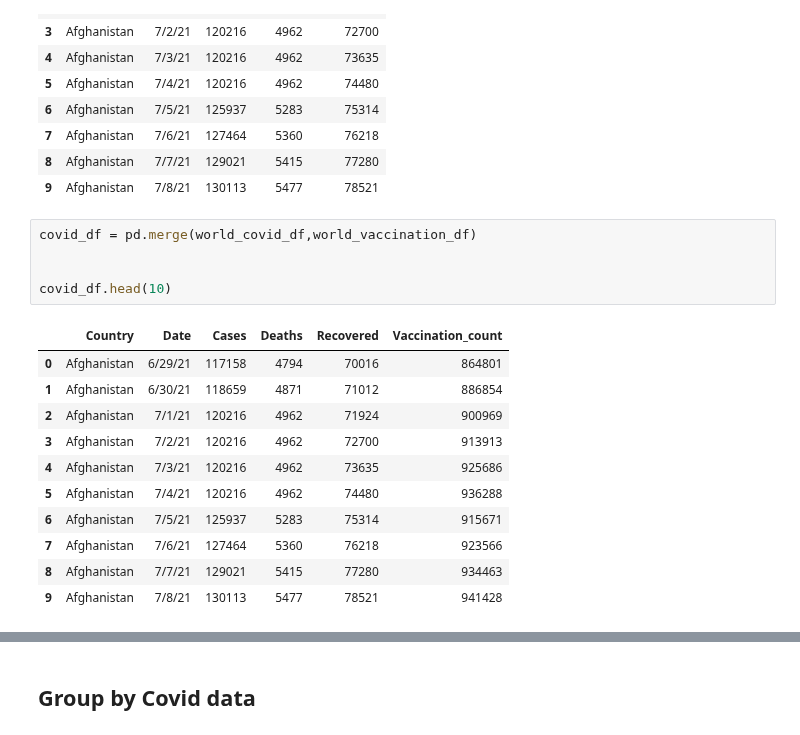
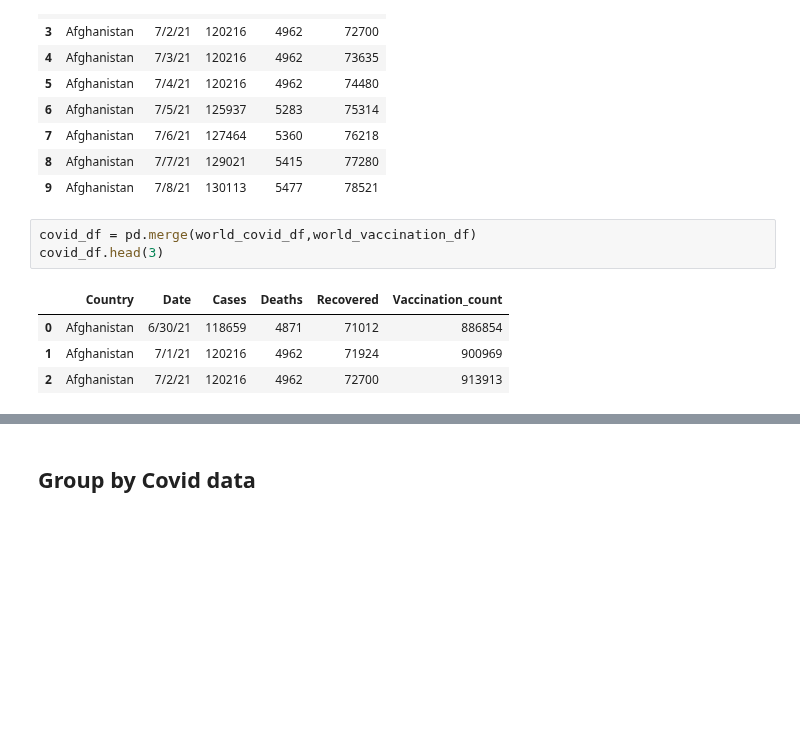
Before and after one commit to cgardner1388/capstoneproject1, a Jupyter notebook: ranz/Team1_Covid_Vaccination_Analysis_visual.ipynb, the cells around one changed output, grey strips where cells are left out. Cells and saved outputs as stored; diff of their text form; blank space fills up the shorter version.

```diff
--- a/ranz/Team1_Covid_Vaccination_Analysis_visual.ipynb
+++ b/ranz/Team1_Covid_Vaccination_Analysis_visual.ipynb
@@ -146,18 +146,9 @@ world_covid_df.head(10)
 | 9 | Afghanistan | 7/8/21 | 130113 | 5477 | 78521 |
 # %%
 covid_df = pd.merge(world_covid_df,world_vaccination_df)
-
-
-covid_df.head(10)
+covid_df.head(3)
 # %% [output]
 |  | Country | Date | Cases | Deaths | Recovered | Vaccination_count |
-| 0 | Afghanistan | 6/29/21 | 117158 | 4794 | 70016 | 864801 |
-| 1 | Afghanistan | 6/30/21 | 118659 | 4871 | 71012 | 886854 |
-| 2 | Afghanistan | 7/1/21 | 120216 | 4962 | 71924 | 900969 |
-| 3 | Afghanistan | 7/2/21 | 120216 | 4962 | 72700 | 913913 |
-| 4 | Afghanistan | 7/3/21 | 120216 | 4962 | 73635 | 925686 |
-| 5 | Afghanistan | 7/4/21 | 120216 | 4962 | 74480 | 936288 |
-| 6 | Afghanistan | 7/5/21 | 125937 | 5283 | 75314 | 915671 |
-| 7 | Afghanistan | 7/6/21 | 127464 | 5360 | 76218 | 923566 |
-| 8 | Afghanistan | 7/7/21 | 129021 | 5415 | 77280 | 934463 |
-| 9 | Afghanistan | 7/8/21 | 130113 | 5477 | 78521 | 941428 |
+| 0 | Afghanistan | 6/30/21 | 118659 | 4871 | 71012 | 886854 |
+| 1 | Afghanistan | 7/1/21 | 120216 | 4962 | 71924 | 900969 |
+| 2 | Afghanistan | 7/2/21 | 120216 | 4962 | 72700 | 913913 |
```
Also changed, not shown: parts of 33 cells of this notebook.
